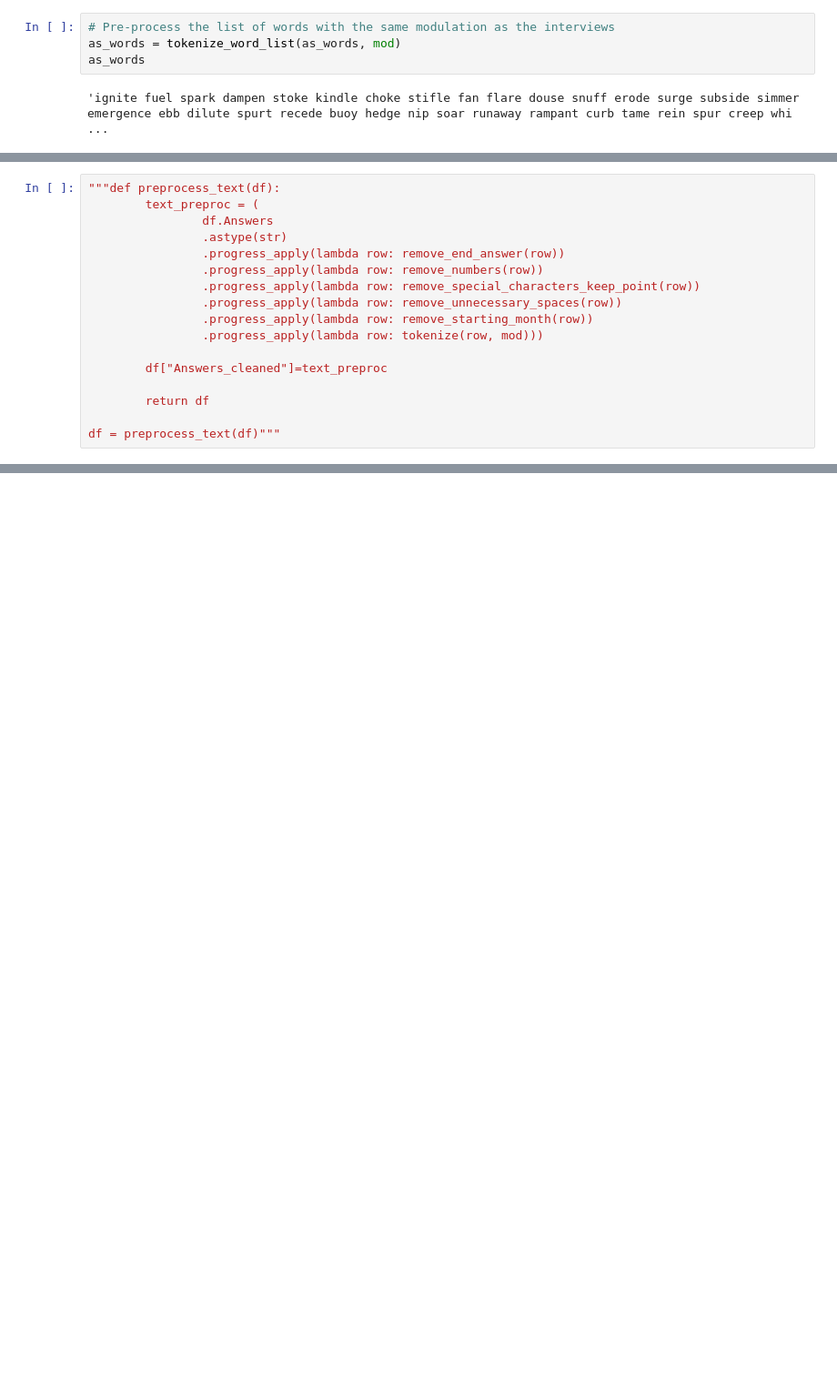
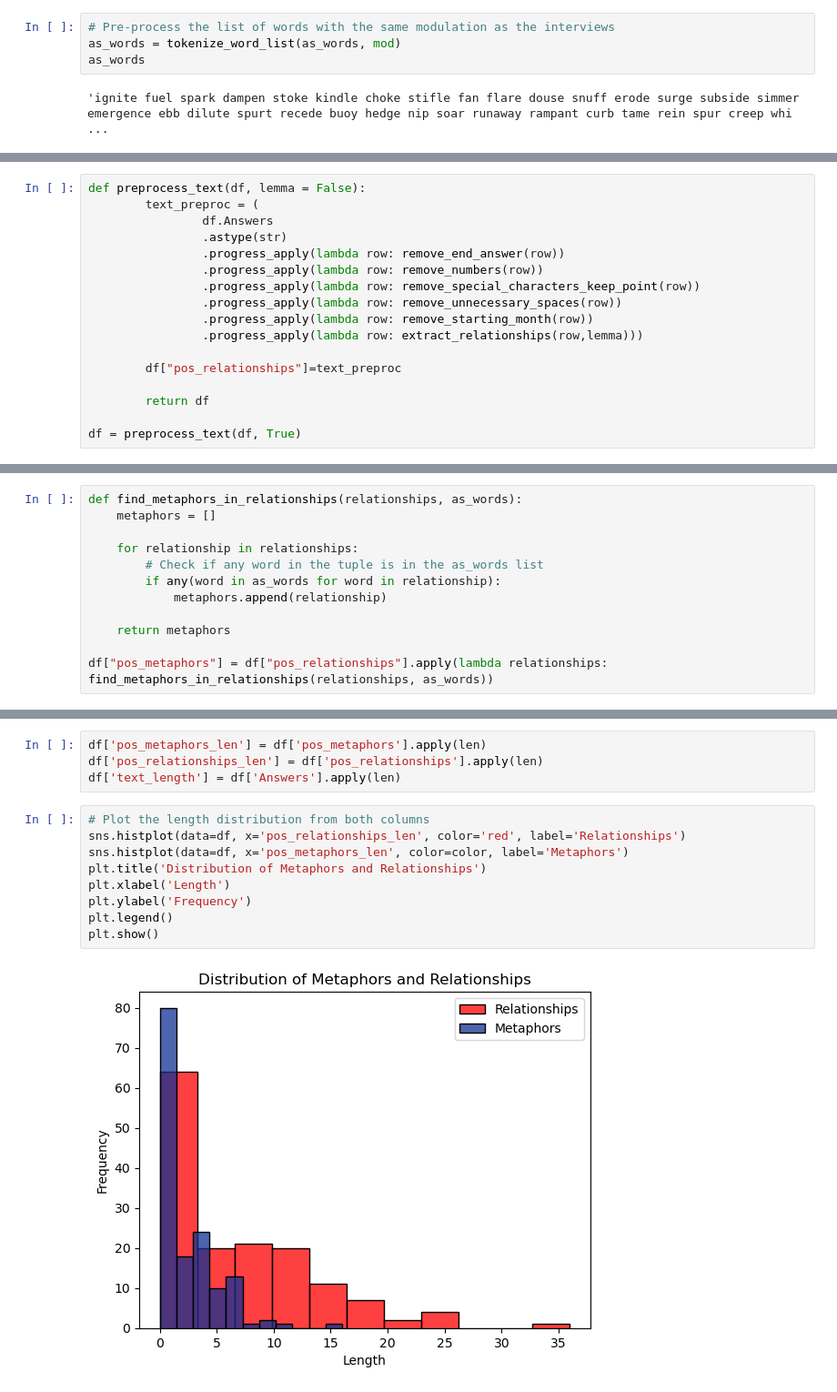
Before and after one commit to lalvarezpoli/DSDM_Thesis, a Jupyter notebook: pos_approach.ipynb, the cells around one changed output, grey strips where cells are left out. Shown at 91% size. Saved outputs shown, nothing was run; the diff lists cells and outputs as text; blank space fills up the shorter version.

```diff
--- a/pos_approach.ipynb
+++ b/pos_approach.ipynb
@@ -287,5 +386,5 @@ as_words
 # %%
-"""def preprocess_text(df):
+def preprocess_text(df, lemma = False):
         text_preproc = (
                 df.Answers
                 .astype(str)
@@ -294,10 +393,10 @@ as_words
                 .progress_apply(lambda row: remove_special_characters_keep_point(row))
                 .progress_apply(lambda row: remove_unnecessary_spaces(row))
                 .progress_apply(lambda row: remove_starting_month(row))
-                .progress_apply(lambda row: tokenize(row, mod)))
+                .progress_apply(lambda row: extract_relationships(row,lemma)))
 
-        df["Answers_cleaned"]=text_preproc
+        df["pos_relationships"]=text_preproc
 
         return df
 
-df = preprocess_text(df)"""
+df = preprocess_text(df, True)
@@ -303,0 +418,12 @@ df = preprocess_text(df)"""
+# %%
+def find_metaphors_in_relationships(relationships, as_words):
+    metaphors = []
+
+    for relationship in relationships:
+        # Check if any word in the tuple is in the as_words list
+        if any(word in as_words for word in relationship):
+            metaphors.append(relationship)
+
+    return metaphors
+
+df["pos_metaphors"] = df["pos_relationships"].apply(lambda relationships: find_metaphors_in_relationships(relationships, as_words))
@@ -303,0 +445,15 @@ df = preprocess_text(df)"""
+# %%
+df['pos_metaphors_len'] = df['pos_metaphors'].apply(len)
+df['pos_relationships_len'] = df['pos_relationships'].apply(len)
+df['text_length'] = df['Answers'].apply(len)
+# %%
+# Plot the length distribution from both columns
+sns.histplot(data=df, x='pos_relationships_len', color='red', label='Relationships')
+sns.histplot(data=df, x='pos_metaphors_len', color=color, label='Metaphors')
+plt.title('Distribution of Metaphors and Relationships')
+plt.xlabel('Length')
+plt.ylabel('Frequency')
+plt.legend()
+plt.show()
+# %% [output]
+[figure, added]
```
Also changed, not shown: parts of 16 cells of this notebook, 1 other file.
